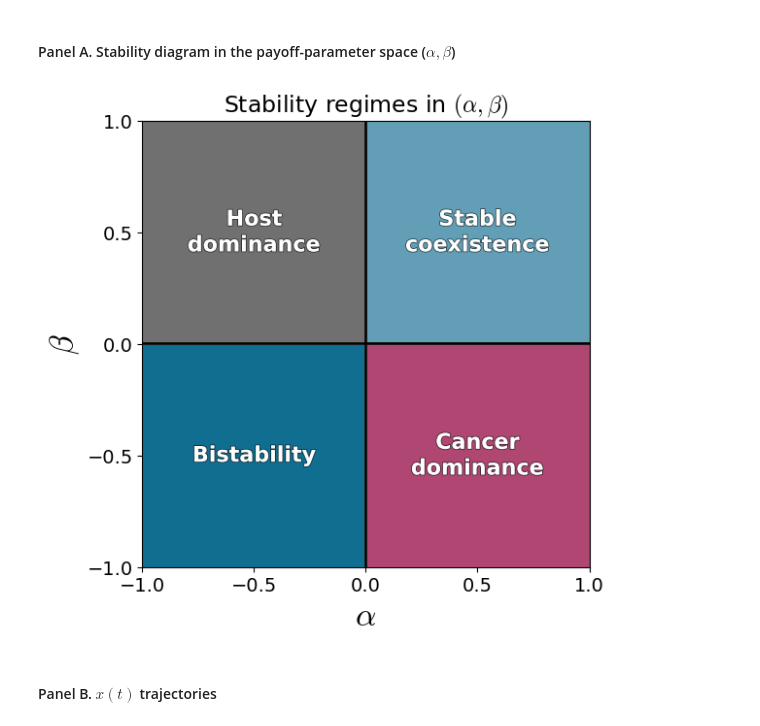
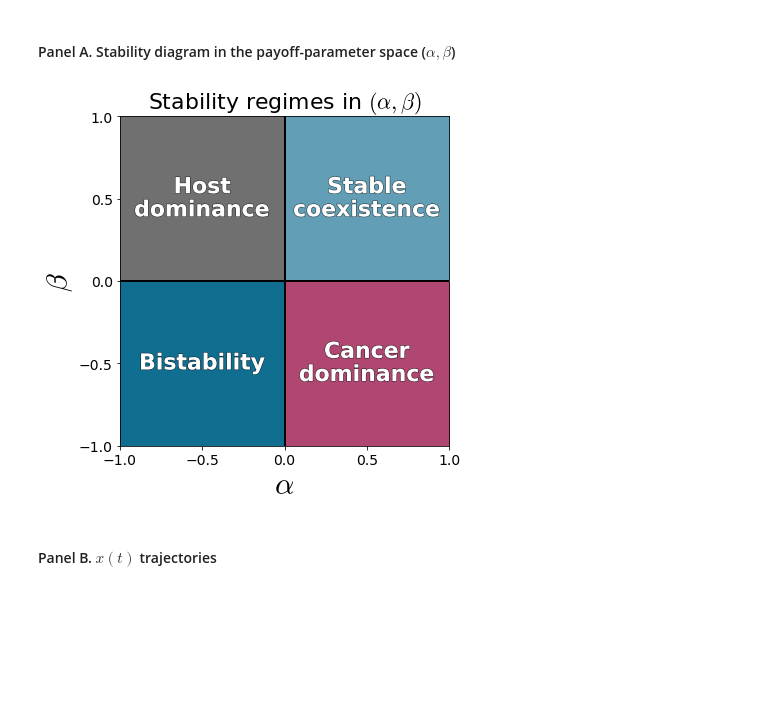
Before and after one commit to gyanezfeliu/dynamics_dormancy, a Jupyter notebook: Paper.ipynb, the cells around one changed output. Saved outputs shown, nothing was run; the diff lists cells and outputs as text; code cells hidden in the pictures; blank space fills up the shorter version.

```diff
--- a/Paper.ipynb
+++ b/Paper.ipynb
@@ -81,38 +81,38 @@ ax.imshow(
     origin="lower",
     extent=[A.min(), A.max(), B.min(), B.max()],
     aspect="equal",
     cmap=cmap,
     norm=norm,
     interpolation="nearest"
 )
 
 ax.axhline(0.001, linewidth=2, color='black')
 ax.axvline(0, linewidth=2, color='black')
 ax.set(xticks=np.arange(-1, 1.1, 0.5),
        yticks=np.arange(-1, 1.1, 0.5)
       )
-ax.set_title(r'Stability regimes in $(\alpha,\beta)$',fontsize=17)
-ax.set_xlabel(r'$\alpha$', fontsize=24)
-ax.set_ylabel(r'$\beta$', fontsize=24)
+ax.set_title(r'Stability regimes in $(\alpha,\beta)$',fontsize=22)
+ax.set_xlabel(r'$\alpha$', fontsize=30)
+ax.set_ylabel(r'$\beta$', fontsize=30)
 ax.tick_params(axis='both', labelsize=14)
 
 # text
 txt_kw = dict(
-    fontsize=16, color="white", ha="center", va="center", fontweight="semibold",
+    fontsize=22, color="white", ha="center", va="center", fontweight="semibold",
     path_effects=[pe.withStroke(linewidth=1.2, foreground=(0,0,0,0.6))]
 )
 
 ax.text(-0.5,  0.5, "Host\ndominance", **txt_kw)
 ax.text( 0.5,  0.5, "Stable\ncoexistence", **txt_kw)
 ax.text(-0.5, -0.5, "Bistability", **txt_kw)
 ax.text( 0.5, -0.5, "Cancer\ndominance", **txt_kw)
 
 plt.tight_layout()
 plt.savefig('Figures/fig1A_phase_alpha_beta.png', dpi=600, bbox_inches="tight")
 plt.savefig('Figures/fig1A_phase_alpha_beta.svg', bbox_inches="tight")
 plt.show()
 # %% [output]
-[figure, old version]
+[figure, new version]
 # %% [markdown]
 #### Panel B. $x(t)$ trajectories
 # %%
```
Also changed, not shown: parts of 15 cells of this notebook, 1 other file.
